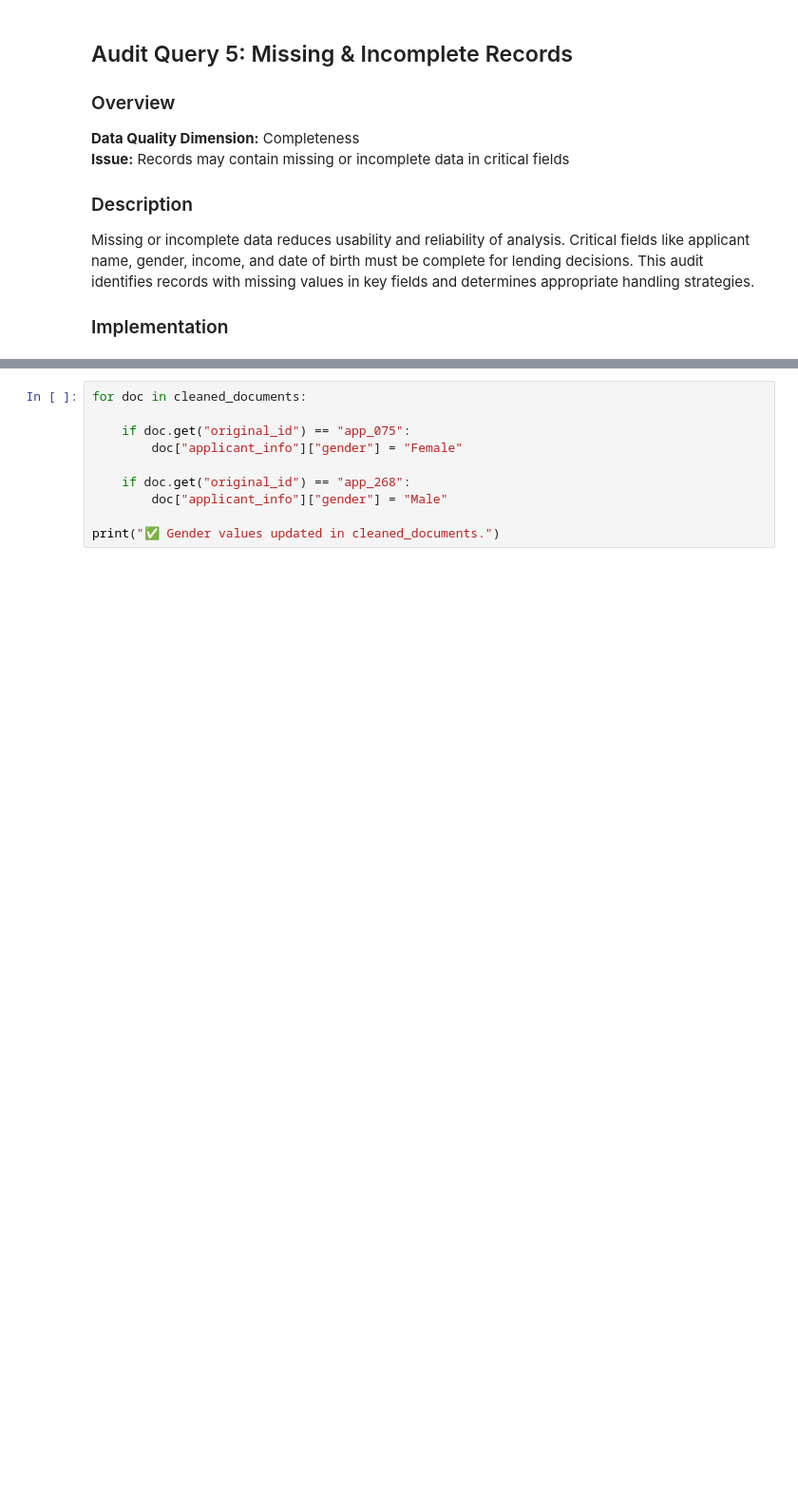
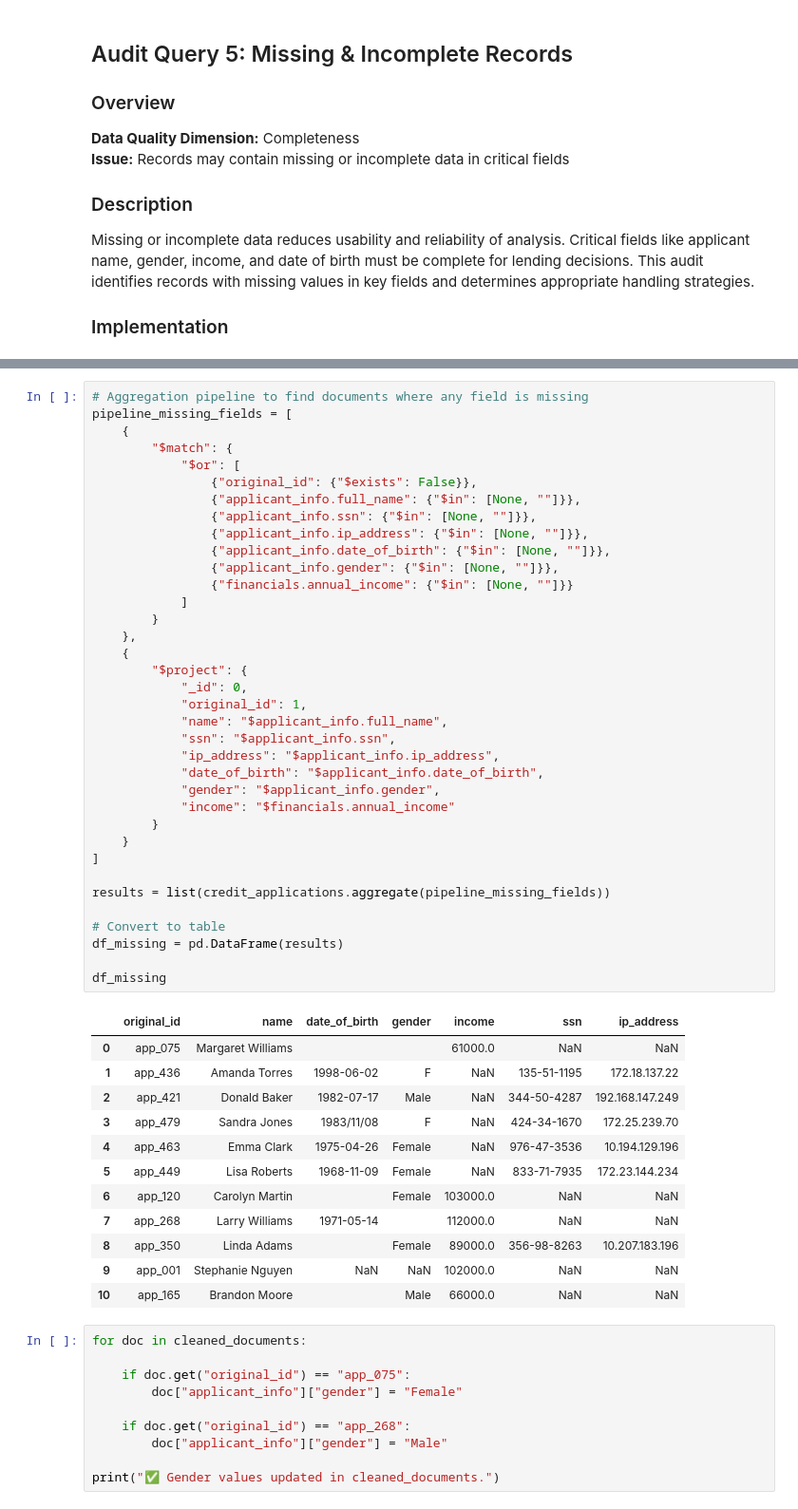
Before and after one commit to mariehenke73606/DEGO-2606---TXC_12, a Jupyter notebook: notebooks/01 - data - quality.ipynb, the cells around one changed output, grey strips where cells are left out. Shown at 95% size. Cells and saved outputs as stored; diff of their text form; blank space fills up the shorter version.

```diff
--- a/notebooks/01 - data - quality.ipynb
+++ b/notebooks/01 - data - quality.ipynb
@@ -1368,3 +1349,52 @@ Found 3 documents with missing gender:
+# %%
+# Aggregation pipeline to find documents where any field is missing
+pipeline_missing_fields = [
+    {
+        "$match": {
+            "$or": [
+                {"original_id": {"$exists": False}},
+                {"applicant_info.full_name": {"$in": [None, ""]}},
+                {"applicant_info.ssn": {"$in": [None, ""]}},
+                {"applicant_info.ip_address": {"$in": [None, ""]}},
+                {"applicant_info.date_of_birth": {"$in": [None, ""]}},
+                {"applicant_info.gender": {"$in": [None, ""]}},
+                {"financials.annual_income": {"$in": [None, ""]}}
+            ]
+        }
+    },
+    {
+        "$project": {
+            "_id": 0,
+            "original_id": 1,
+            "name": "$applicant_info.full_name",
+            "ssn": "$applicant_info.ssn",
+            "ip_address": "$applicant_info.ip_address",
+            "date_of_birth": "$applicant_info.date_of_birth",
+            "gender": "$applicant_info.gender",
+            "income": "$financials.annual_income"
+        }
+    }
+]
+
+results = list(credit_applications.aggregate(pipeline_missing_fields))
+
+# Convert to table
+df_missing = pd.DataFrame(results)
+
+df_missing
+# %% [output]
+|  | original_id | name | date_of_birth | gender | income | ssn | ip_address |
+| 0 | app_075 | Margaret Williams |  |  | 61000.0 | NaN | NaN |
+| 1 | app_436 | Amanda Torres | 1998-06-02 | F | NaN | 135-51-1195 | 172.18.137.22 |
+| 2 | app_421 | Donald Baker | 1982-07-17 | Male | NaN | 344-50-4287 | 192.168.147.249 |
+| 3 | app_479 | Sandra Jones | 1983/11/08 | F | NaN | 424-34-1670 | 172.25.239.70 |
+| 4 | app_463 | Emma Clark | 1975-04-26 | Female | NaN | 976-47-3536 | 10.194.129.196 |
+| 5 | app_449 | Lisa Roberts | 1968-11-09 | Female | NaN | 833-71-7935 | 172.23.144.234 |
+| 6 | app_120 | Carolyn Martin |  | Female | 103000.0 | NaN | NaN |
+| 7 | app_268 | Larry Williams | 1971-05-14 |  | 112000.0 | NaN | NaN |
+| 8 | app_350 | Linda Adams |  | Female | 89000.0 | 356-98-8263 | 10.207.183.196 |
+| 9 | app_001 | Stephanie Nguyen | NaN | NaN | 102000.0 | NaN | NaN |
+| 10 | app_165 | Brandon Moore |  | Male | 66000.0 | NaN | NaN |
 # %%
 for doc in cleaned_documents:
 
```
Also changed, not shown: parts of 10 cells of this notebook.
